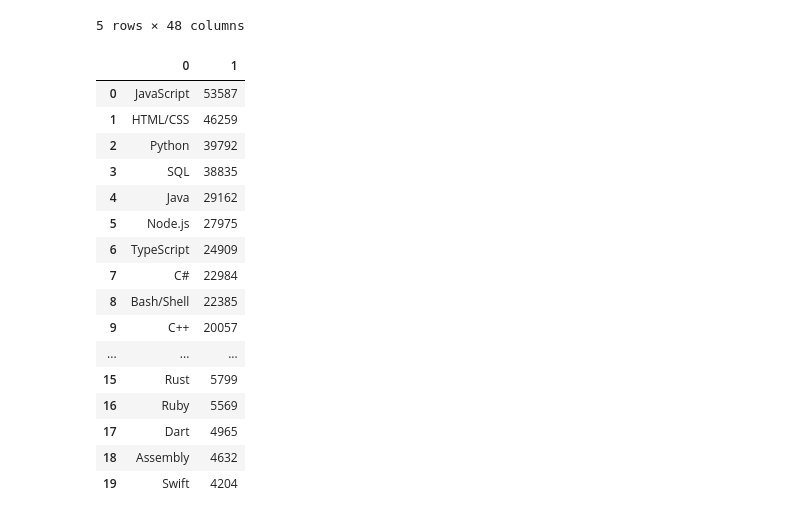
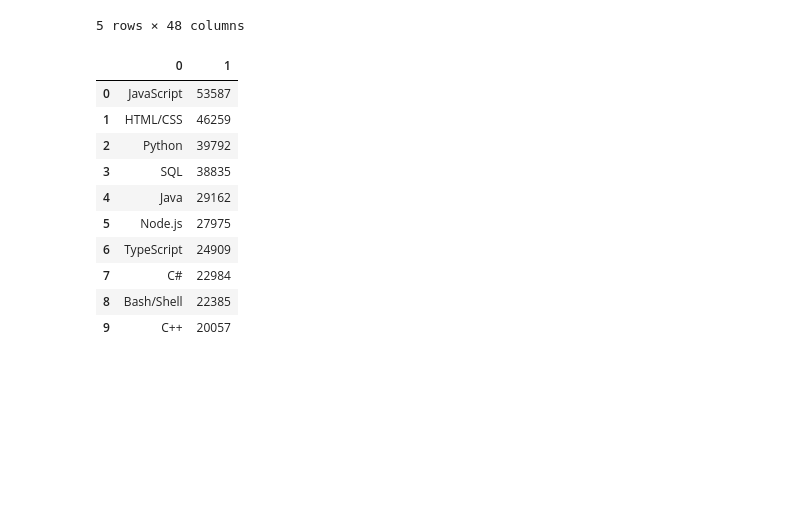
Before and after one commit to Stencoss/DataDrivenDevelopers, a Jupyter notebook: project_1.ipynb, the cells around one changed output. Saved outputs shown, nothing was run; the diff lists cells and outputs as text; code cells hidden in the pictures; blank space fills up the shorter version.

```diff
--- a/project_1.ipynb
+++ b/project_1.ipynb
@@ -76,24 +76,19 @@ def find_top_langs(df_in):
 # %%
 # Run the method based off of languages Learned column
 
-find_top_langs(full_df['LanguageHaveWorkedWith'] ).set_index(0).reset_index().head(20)                                  #
+top10current = find_top_langs(full_df['LanguageHaveWorkedWith'] ).set_index(0).reset_index().head(10)
+top10current                                #
 # %% [output]
 |  | 0 | 1 |
 | 0 | JavaScript | 53587 |
 | 1 | HTML/CSS | 46259 |
 | 2 | Python | 39792 |
 | 3 | SQL | 38835 |
 | 4 | Java | 29162 |
 | 5 | Node.js | 27975 |
 | 6 | TypeScript | 24909 |
 | 7 | C# | 22984 |
 | 8 | Bash/Shell | 22385 |
 | 9 | C++ | 20057 |
-| ... | ... | ... |
-| 15 | Rust | 5799 |
-| 16 | Ruby | 5569 |
-| 17 | Dart | 4965 |
-| 18 | Assembly | 4632 |
-| 19 | Swift | 4204 |
 # %%
 # Run the method based off of languages Learned column
```
Also changed, not shown: parts of 4 cells of this notebook.
